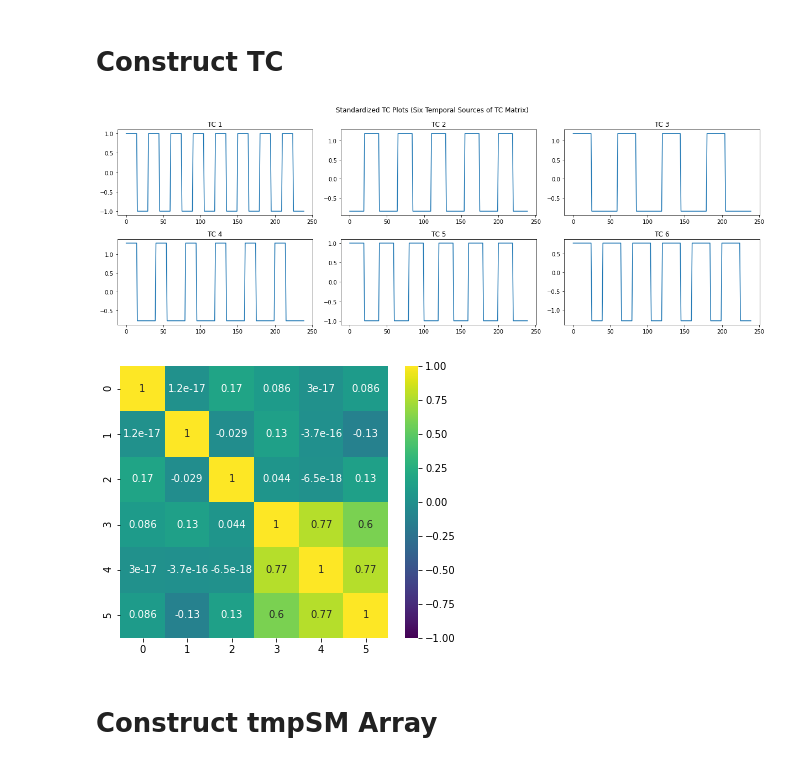
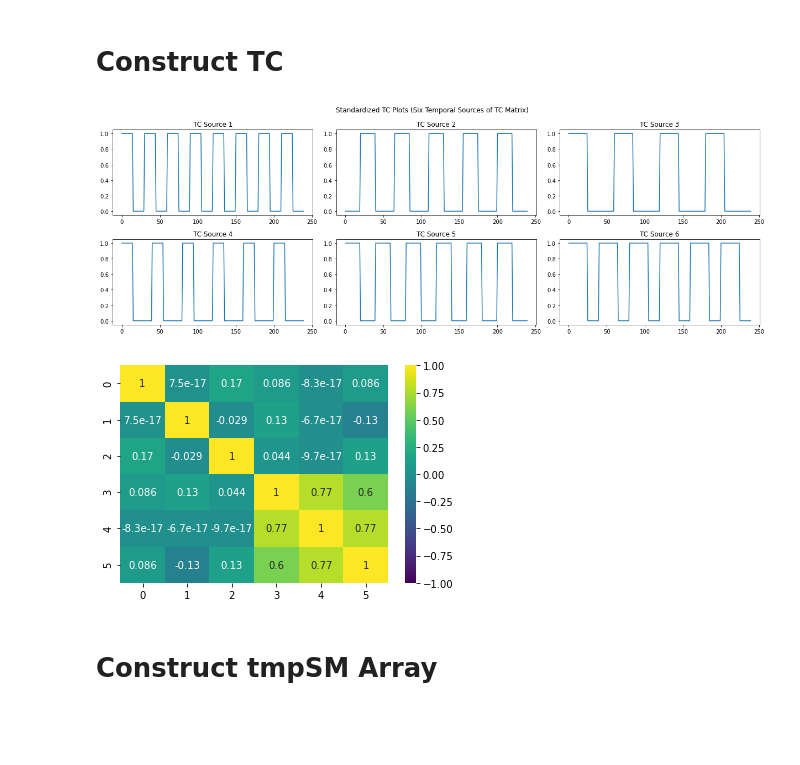
Before and after one commit to NoiRC256/mast30034_assignment_1, a Jupyter notebook: code/main.ipynb, the cells around one changed output. Cells and saved outputs as stored; diff of their text form; code cells hidden in the pictures; blank space fills up the shorter version.

Commit message:
TC standardization fix, noise correlation heatmaps

```diff
--- a/code/main.ipynb
+++ b/code/main.ipynb
@@ -68,16 +68,9 @@ def get_tcs(AV, IV, duration, total, n):
 # tc: TC input;
 
 def standardize_tc(tc):
-    _values = tc[1]
+    _values = tc
     _values_standardized = (_values - np.mean(_values)) / np.std(_values)
-#     # Mean centering;
-#     mean = np.mean(_values)
-#     _values = _values - mean
-#     # Standardize;
-#     sd = np.std(_values)
-#     _values = _values/sd
-    _tc = [tc[0], _values_standardized]
-    return _tc
+    return _values
 # %% [markdown]
 # Construct TC
 # %%
@@ -107,36 +100,32 @@ for i in range(0, 2):
             idx += i+1
 
         tc = tcs_standardized[idx]
-        sns.lineplot(ax=axes[i,j], x=tc[0], y=tc[1])
-        axes[i, j].set_title("TC " + str(idx+1))
+        sns.lineplot(ax=axes[i,j], data=tc)
+        axes[i, j].set_title("TC Source " + str(idx+1))
 
 fig.tight_layout()
 plt.show()
 # %% [output]
-[figure, old version]
+[figure, new version]
 # %%
 # Construct matrix TC;
 
 TC = []
 
-for tc_s in tcs_s:
-    values = tc_s[1]
+for tc_s in tcs_standardized:
+    values = tc_s
     TC.append(values)
 # %%
-TC = pd.DataFrame(TC).T
+TC_df = pd.DataFrame(TC).T
 # %%
-corr = TC.corr()
+TC_corr = TC_df.corr()
 # %%
-# Set up the matplotlib figure
-fig, ax = plt.subplots(figsize=(6, 5))
-
-
-# Draw the heatmap with the mask and correct aspect ratio
-sns.heatmap(corr, annot=True,
-            vmin=-1, vmax=1, center=0, cmap="viridis")
+# Correlation heatmap;
+fig = sns.heatmap(TC_corr, annot=True,
+                  vmin=-1, vmax=1, center=0, cmap="viridis")
 plt.show()
 # %% [output]
-[figure, old version]
+[figure, new version]
 # %%
 # TCs 3, 4, 5 are highly correlated;
 # %% [markdown]
```
Also changed, not shown: parts of 12 cells of this notebook.
